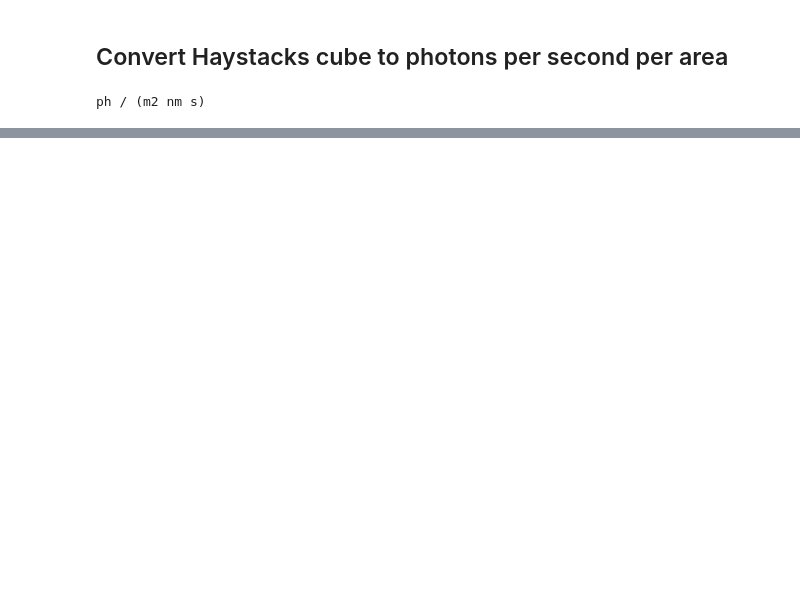
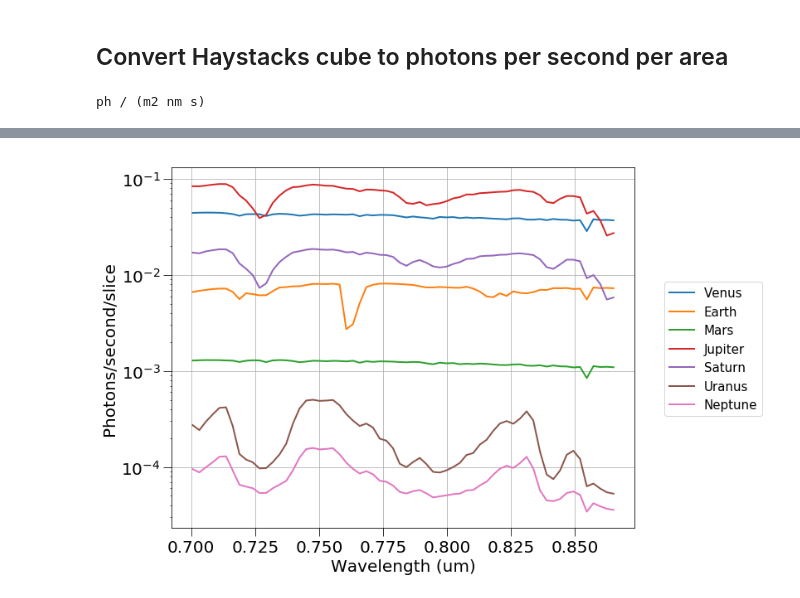
Before and after one commit to mjrfringes/haystacks, a Jupyter notebook: HaystacksProcessing.ipynb, the cells around one changed output, grey strips where cells are left out. Drawn from its saved outputs; the diff is of its cells as text; code cells hidden in the pictures; blank space fills up the shorter version.

```diff
--- a/HaystacksProcessing.ipynb
+++ b/HaystacksProcessing.ipynb
@@ -221,0 +237,10 @@ ph / (m2 nm s)
+# %%
+plt.figure(figsize=(10,8))
+for p in range(planets.shape[0]):
+    plt.semilogy(wavlist,haystacks_ph_per_slice[:,int(Ypix[p]),int(Xpix[p])],label=planetlist[p])
+plt.xlabel('Wavelength (um)')
+plt.ylabel('Photons/second/slice')
+plt.legend(fontsize=15,bbox_to_anchor=(1.05, 0.70))
+plt.grid()
+# %% [output]
+[figure, added]
```
Also changed, not shown: parts of 14 cells of this notebook.
